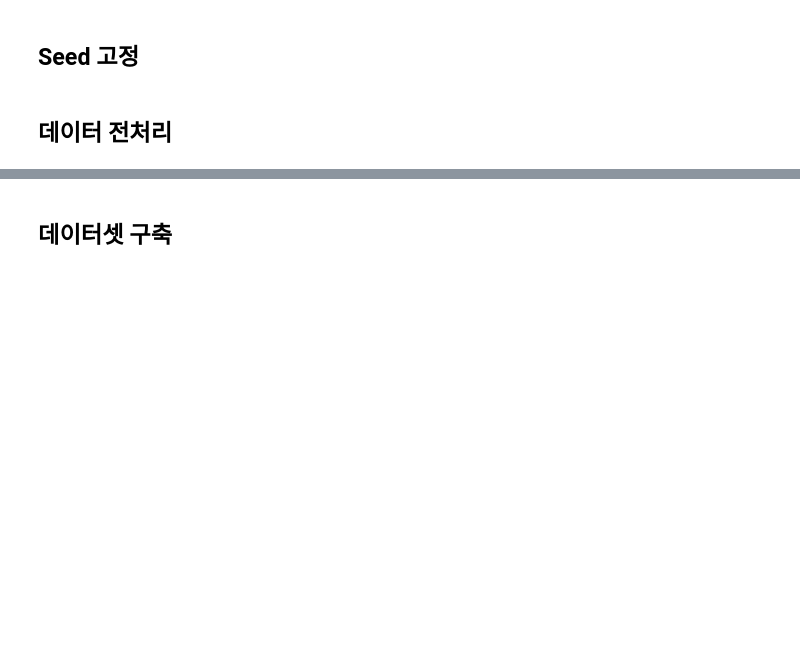
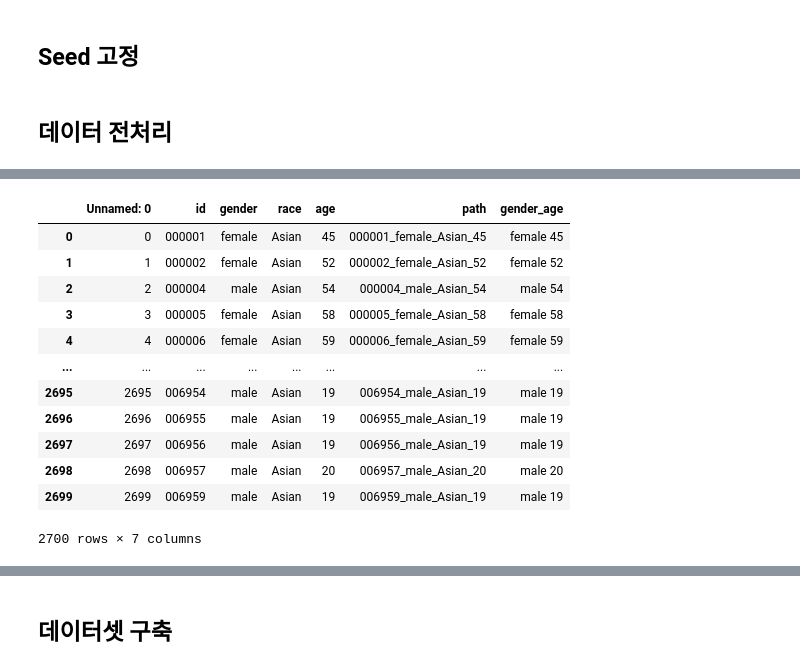
Before and after one commit to boostcampaitech3/level1-image-classification-level1-recsys-13, a Jupyter notebook: SeungTai/20220223_efficientnet_baseline.ipynb, the cells around one changed output, grey strips where cells are left out. Cells and saved outputs as stored; diff of their text form; code cells hidden in the pictures; blank space fills up the shorter version.

```diff
--- a/SeungTai/20220223_efficientnet_baseline.ipynb
+++ b/SeungTai/20220223_efficientnet_baseline.ipynb
@@ -108,0 +171,21 @@ FileNotFoundError: [Errno 2] No such file or directory: '../input/data/train/ima
+# %%
+'''
+gender + age feature 생성
+'''
+
+df['gender_age'] = df['gender'] + ' ' + df['age_group'].astype(str)
+df
+# %% [output]
+|  | Unnamed: 0 | id | gender | race | age | path | gender_age |
+| 0 | 0 | 000001 | female | Asian | 45 | 000001_female_Asian_45 | female 45 |
+| 1 | 1 | 000002 | female | Asian | 52 | 000002_female_Asian_52 | female 52 |
+| 2 | 2 | 000004 | male | Asian | 54 | 000004_male_Asian_54 | male 54 |
+| 3 | 3 | 000005 | female | Asian | 58 | 000005_female_Asian_58 | female 58 |
+| 4 | 4 | 000006 | female | Asian | 59 | 000006_female_Asian_59 | female 59 |
+| ... | ... | ... | ... | ... | ... | ... | ... |
+| 2695 | 2695 | 006954 | male | Asian | 19 | 006954_male_Asian_19 | male 19 |
+| 2696 | 2696 | 006955 | male | Asian | 19 | 006955_male_Asian_19 | male 19 |
+| 2697 | 2697 | 006956 | male | Asian | 19 | 006956_male_Asian_19 | male 19 |
+| 2698 | 2698 | 006957 | male | Asian | 20 | 006957_male_Asian_20 | male 20 |
+| 2699 | 2699 | 006959 | male | Asian | 19 | 006959_male_Asian_19 | male 19 |
+2700 rows × 7 columns
```
Also changed, not shown: parts of 7 cells of this notebook, 1 other file.
